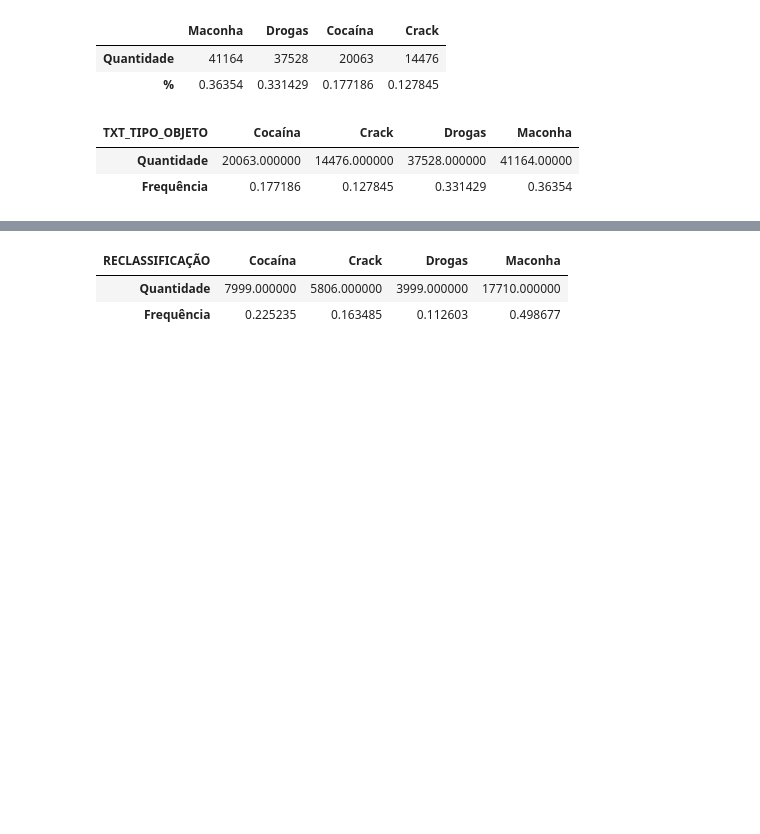
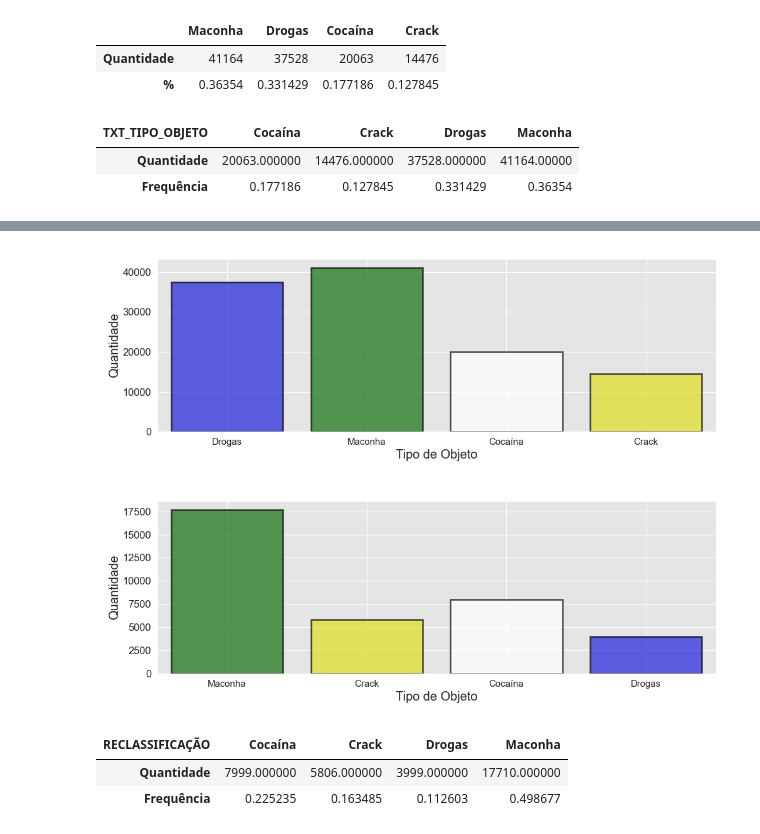
Before and after one commit to giuliannocappellari/Grafos, a Jupyter notebook: Indicadores/Drogas_Reclassificacao.ipynb, the cells around one changed output, grey strips where cells are left out. Drawn from its saved outputs; the diff is of its cells as text; code cells hidden in the pictures; blank space fills up the shorter version.

```diff
--- a/Indicadores/Drogas_Reclassificacao.ipynb
+++ b/Indicadores/Drogas_Reclassificacao.ipynb
@@ -248,3 +250,10 @@ Text(0.5, 1.0, 'Tipo de Objeto')
+# %%
+f1 = Image.open('Tipo_objeto_Antes.png')
+f2 = Image.open('Tipo_objeto_Depois.png')
+display(f1,f2)
+# %% [output]
+[figure, added]
+[figure, added]
 # %%
 cores = Drogas.groupby(['RECLASSIFICAÇÃO']).size().reset_index(name="Quantidade").set_index('RECLASSIFICAÇÃO').sort_index()
 cores['Frequência'] = Drogas['RECLASSIFICAÇÃO'].value_counts(normalize=True).sort_index()
```
Also changed, not shown: parts of 4 cells of this notebook.
